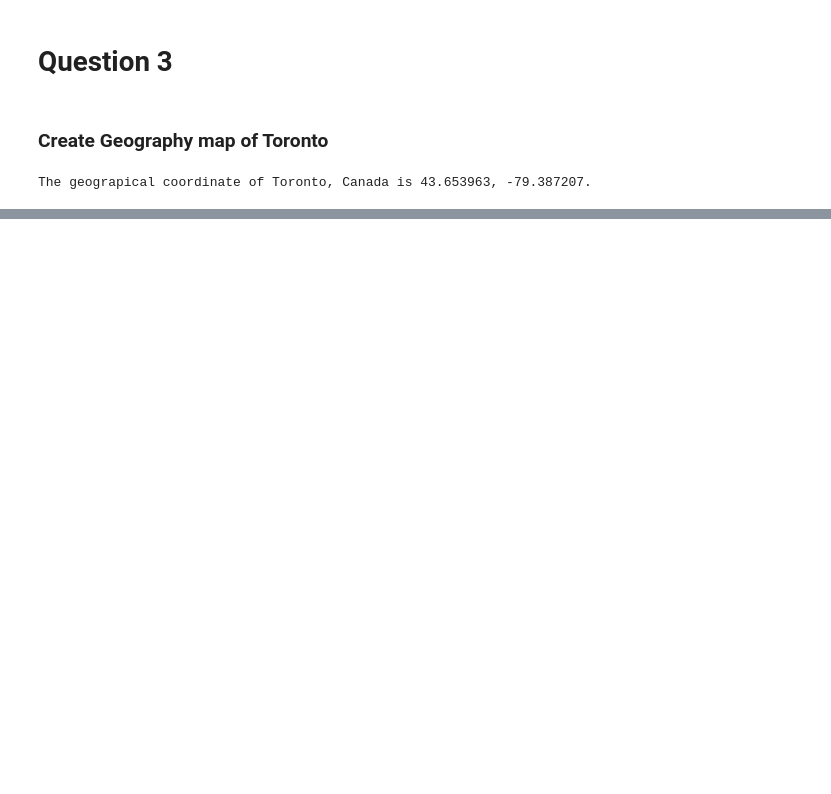
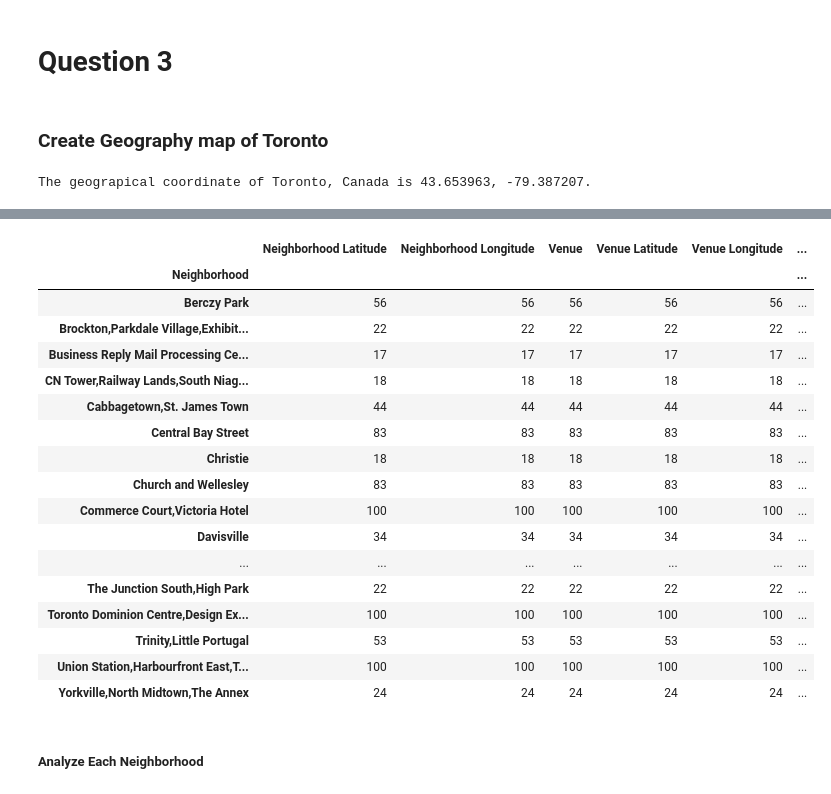
Before and after one commit to dtl331/Coursera, a Jupyter notebook: Segmenting and Clustering Neighborhoods.ipynb, the cells around one changed output, grey strips where cells are left out. Cells and saved outputs as stored; diff of their text form; code cells hidden in the pictures; blank space fills up the shorter version.

```diff
--- a/Segmenting and Clustering Neighborhoods.ipynb
+++ b/Segmenting and Clustering Neighborhoods.ipynb
@@ -163,0 +270,12 @@ map_toronto
+# %%
+# function that extracts the category of the venue
+def get_category_type(row):
+    try:
+        categories_list = row['categories']
+    except:
+        categories_list = row['venue.categories']
+
+    if len(categories_list) == 0:
+        return None
+    else:
+        return categories_list[0]['name']
@@ -163,0 +413,23 @@ map_toronto
+# %%
+toronto_venues.groupby('Neighborhood').count()
+# %% [output]
+|  | Neighborhood Latitude | Neighborhood Longitude | Venue | Venue Latitude | Venue Longitude | ... |
+| Neighborhood |  |  |  |  |  | ... |
+| Berczy Park | 56 | 56 | 56 | 56 | 56 | ... |
+| Brockton,Parkdale Village,Exhibit... | 22 | 22 | 22 | 22 | 22 | ... |
+| Business Reply Mail Processing Ce... | 17 | 17 | 17 | 17 | 17 | ... |
+| CN Tower,Railway Lands,South Niag... | 18 | 18 | 18 | 18 | 18 | ... |
+| Cabbagetown,St. James Town | 44 | 44 | 44 | 44 | 44 | ... |
+| Central Bay Street | 83 | 83 | 83 | 83 | 83 | ... |
+| Christie | 18 | 18 | 18 | 18 | 18 | ... |
+| Church and Wellesley | 83 | 83 | 83 | 83 | 83 | ... |
+| Commerce Court,Victoria Hotel | 100 | 100 | 100 | 100 | 100 | ... |
+| Davisville | 34 | 34 | 34 | 34 | 34 | ... |
+| ... | ... | ... | ... | ... | ... | ... |
+| The Junction South,High Park | 22 | 22 | 22 | 22 | 22 | ... |
+| Toronto Dominion Centre,Design Ex... | 100 | 100 | 100 | 100 | 100 | ... |
+| Trinity,Little Portugal | 53 | 53 | 53 | 53 | 53 | ... |
+| Union Station,Harbourfront East,T... | 100 | 100 | 100 | 100 | 100 | ... |
+| Yorkville,North Midtown,The Annex | 24 | 24 | 24 | 24 | 24 | ... |
+# %% [markdown]
+##### Analyze Each Neighborhood
```
Also changed, not shown: parts of 48 cells of this notebook.
